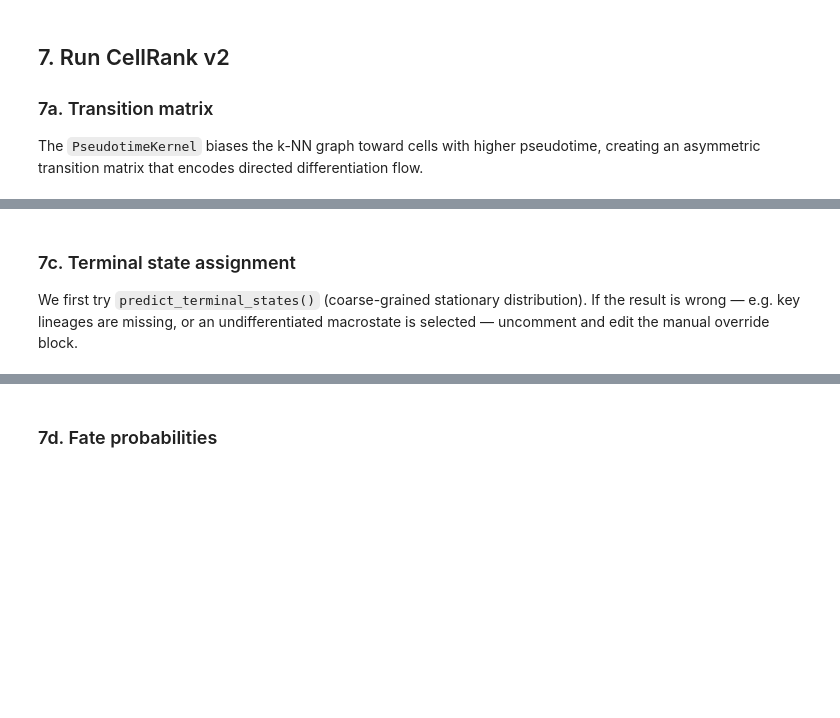
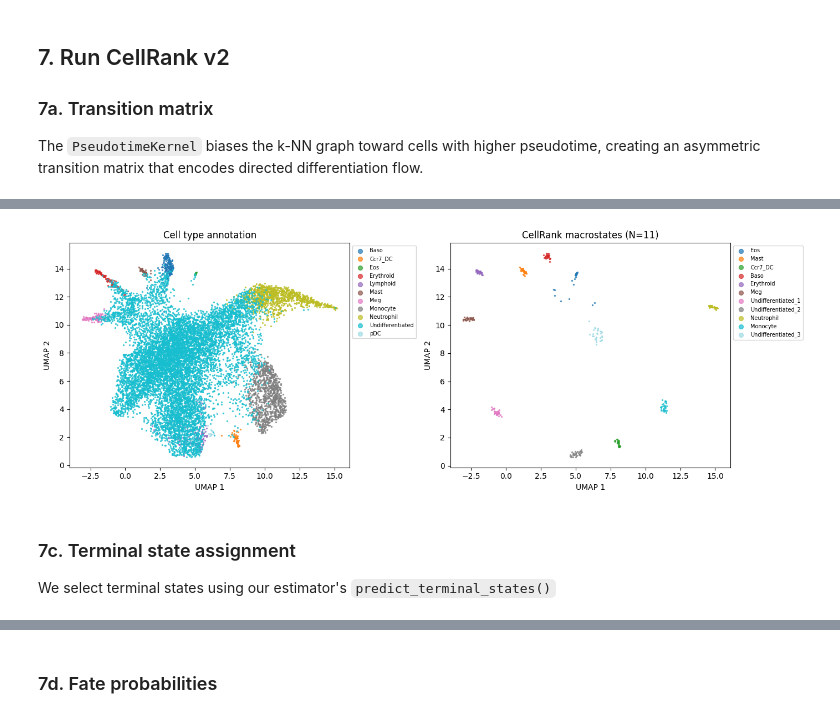
Before and after one commit to TobiasKofman/markov-chains-scrnaseq-larry, a Jupyter notebook: 03_cellrank.ipynb, the cells around one changed output, grey strips where cells are left out. Drawn from its saved outputs; the diff is of its cells as text; code cells hidden in the pictures; blank space fills up the shorter version.

```diff
--- a/03_cellrank.ipynb
+++ b/03_cellrank.ipynb
@@ -276,38 +326,34 @@ KeyboardInterrupt:
 # %%
 # Color UMAP by macrostate
-macrostates_series = estimator.macrostates   # pd.Categorical series
+macrostates_series = estimator.macrostates
 cats = macrostates_series.cat.categories.tolist()
 cmap_ms = plt.get_cmap("tab20", len(cats))
 
 fig, axes = plt.subplots(1, 2, figsize=(14, 5))
 
-# Left: cell-type annotation
 cts = sorted(adata_d2.obs[celltype_col].dropna().unique())
 ct_cmap = plt.get_cmap("tab20", len(cts))
 unlab = adata_d2.obs[celltype_col].isna().values
 axes[0].scatter(umap_d2[unlab, 0], umap_d2[unlab, 1], s=1, alpha=0.15, color="lightgray")
 for i, ct in enumerate(cts):
     m = (adata_d2.obs[celltype_col] == ct).values
-    axes[0].scatter(umap_d2[m, 0], umap_d2[m, 1], s=2, alpha=0.7,
-                    color=ct_cmap(i), label=ct)
+    axes[0].scatter(umap_d2[m, 0], umap_d2[m, 1], s=2, alpha=0.7, color=ct_cmap(i), label=ct)
 axes[0].set(xlabel="UMAP 1", ylabel="UMAP 2", title="Cell type annotation")
 axes[0].legend(markerscale=4, fontsize=7, bbox_to_anchor=(1, 1))
 
-# Right: CellRank macrostates
 for i, cat in enumerate(cats):
     m = (macrostates_series == cat).values
-    axes[1].scatter(umap_d2[m, 0], umap_d2[m, 1], s=2, alpha=0.7,
-                    color=cmap_ms(i), label=cat)
+    axes[1].scatter(umap_d2[m, 0], umap_d2[m, 1], s=2, alpha=0.7, color=cmap_ms(i), label=cat)
 axes[1].set(xlabel="UMAP 1", ylabel="UMAP 2", title=f"CellRank macrostates (N={N_MACROSTATES})")
 axes[1].legend(markerscale=4, fontsize=7, bbox_to_anchor=(1, 1))
 
 plt.tight_layout()
-plt.savefig("cellrank_macrostates.png", dpi=80, bbox_inches="tight")
+plt.savefig(os.path.join(RESULTS_DIR, "cellrank_macrostates.png"), dpi=80, bbox_inches="tight")
 plt.show()
+# %% [output]
+[figure, added]
 # %% [markdown]
 ### 7c. Terminal state assignment
 
-We first try `predict_terminal_states()` (coarse-grained stationary distribution).
-If the result is wrong — e.g. key lineages are missing, or an undifferentiated
-macrostate is selected — uncomment and edit the manual override block.
+We select terminal states using our estimator's `predict_terminal_states()`
 # %%
```
Also changed, not shown: parts of 25 cells of this notebook.
